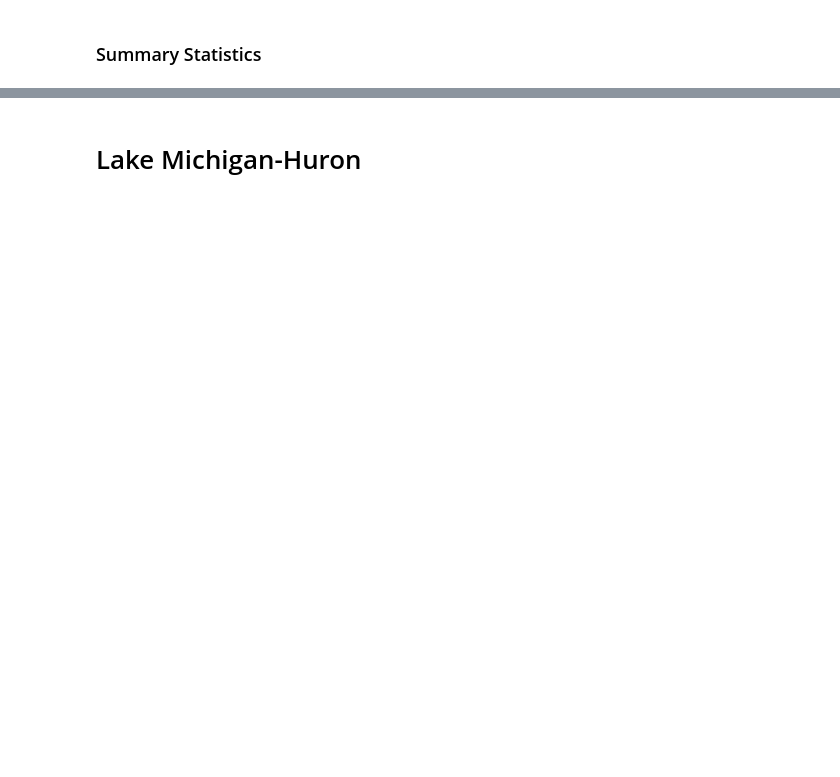
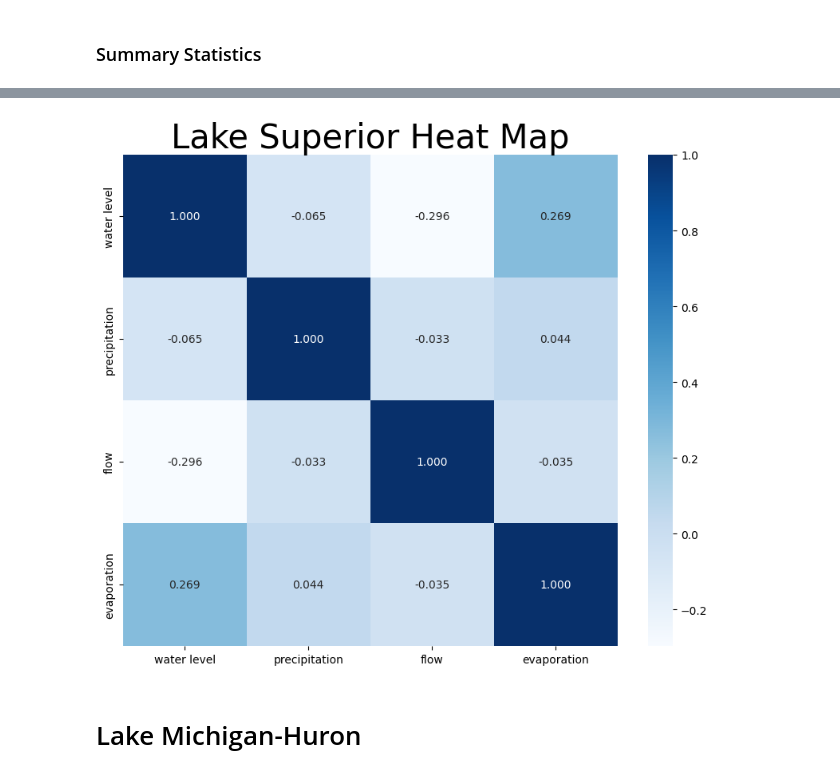
Before and after one commit to EmilioD19/Math-42-Final-Project, a Jupyter notebook: Stochastic Model.ipynb, the cells around one changed output, grey strips where cells are left out. Saved outputs shown, nothing was run; the diff lists cells and outputs as text; code cells hidden in the pictures; blank space fills up the shorter version.

```diff
--- a/Stochastic Model.ipynb
+++ b/Stochastic Model.ipynb
@@ -390,0 +486,9 @@ Name: water level, dtype: float64
+# %%
+superior_1988.head()
+superior_1988_numeric = superior_1988.iloc[:,2:6]
+plt.figure(figsize=(10, 8))
+sns.heatmap(superior_1988_numeric.corr(), annot = True, fmt='.3f', cmap='Blues')
+plt.title("Lake Superior Heat Map", fontsize = 30)
+plt.show()
+# %% [output]
+[figure, added]
```
Also changed, not shown: parts of 32 cells of this notebook, 1 other file.
